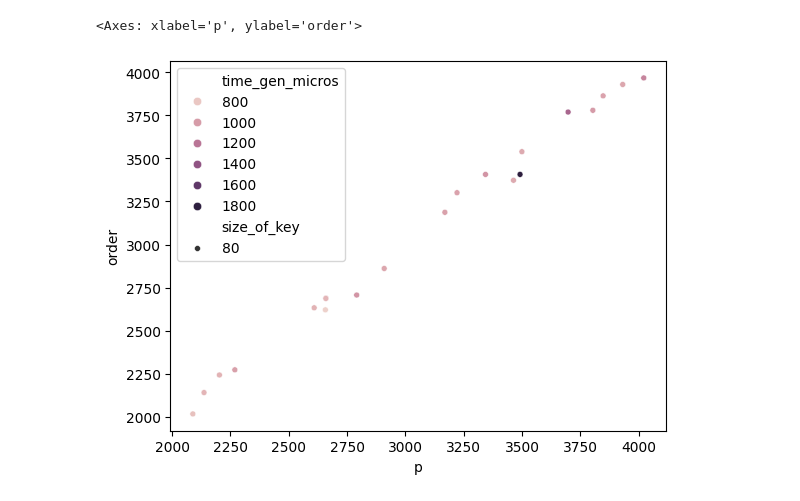
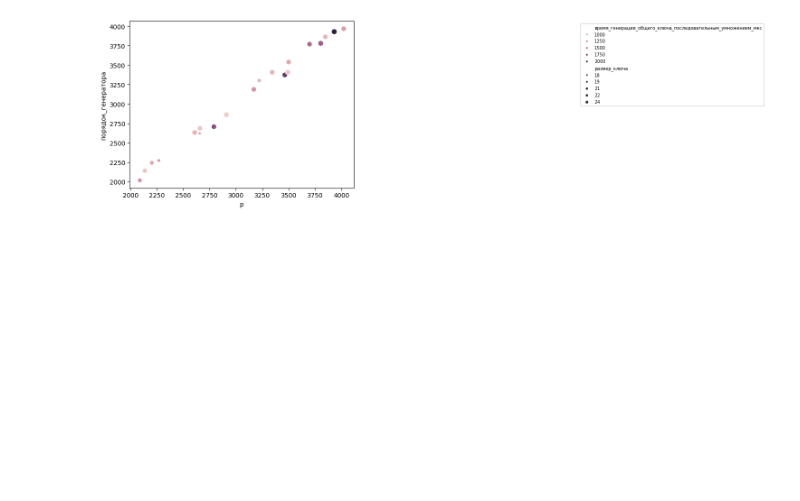
Before and after one commit to GeeZiX84/ECDH, a Jupyter notebook: analitycs.ipynb, the cells around one changed output. Cells and saved outputs as stored; diff of their text form; code cells hidden in the pictures; blank space fills up the shorter version.

```diff
--- a/analitycs.ipynb
+++ b/analitycs.ipynb
@@ -54,7 +72,28 @@ sns.scatterplot(data=pl, x=pl.p, y=pl.g, hue=pl.time_proc, size=pl.size_of_key)
 # %%
 p = df2.loc[40:60]
-sns.scatterplot(data=p, x=p.p, y=p.order, hue=p.time_gen_micros, size=p.size_of_key)
+#sns.scatterplot(data=p, x=p.p, y=p["порядок_генератора"], hue=p["время_генерации_общего_ключа_последовательным_умножением_мкс"], size=p["размер_ключа"])
+
+
+
+
+sns.scatterplot(
+    data=df,
+    x=p["p"],
+    y=p["порядок_генератора"],
+    hue=p["время_генерации_общего_ключа_последовательным_умножением_мкс"],
+    size=p["размер_ключа"],
+)
+
+# перемещаем легенду вправо за пределы графика
+plt.legend(
+    bbox_to_anchor=(2, 1),
+    loc='upper left',
+    fontsize=7,         # размер текста легенды
+    title_fontsize=7,   # размер заголовка
+    markerscale=0.6     # масштаб точек в легенде
+)
+plt.tight_layout()
+plt.show()
 # %% [output]
-<Axes: xlabel='p', ylabel='order'>
-[figure, old version]
+[figure, new version]
 # %%
```
Also changed, not shown: parts of 11 cells of this notebook, 6 other files.
